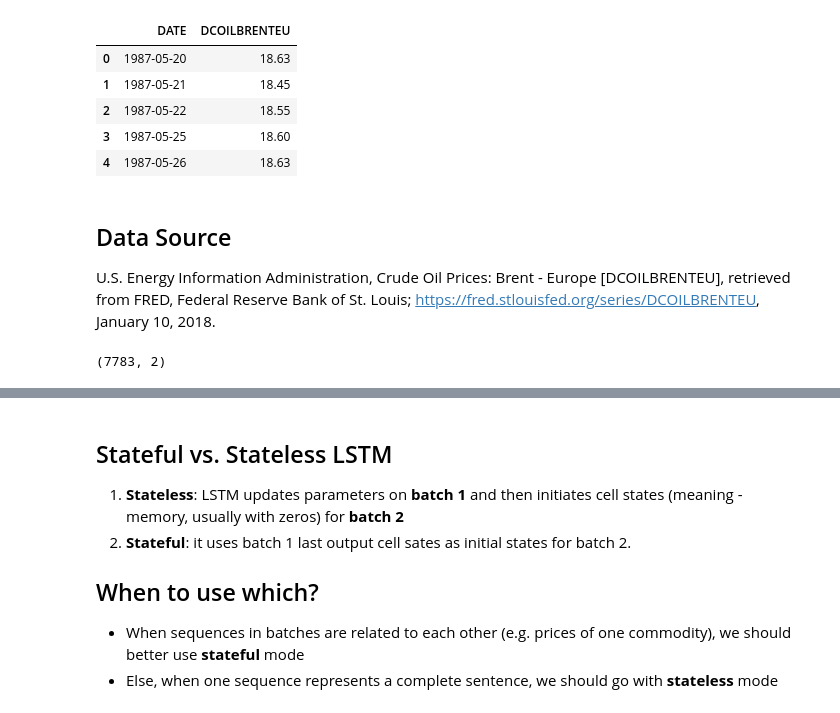
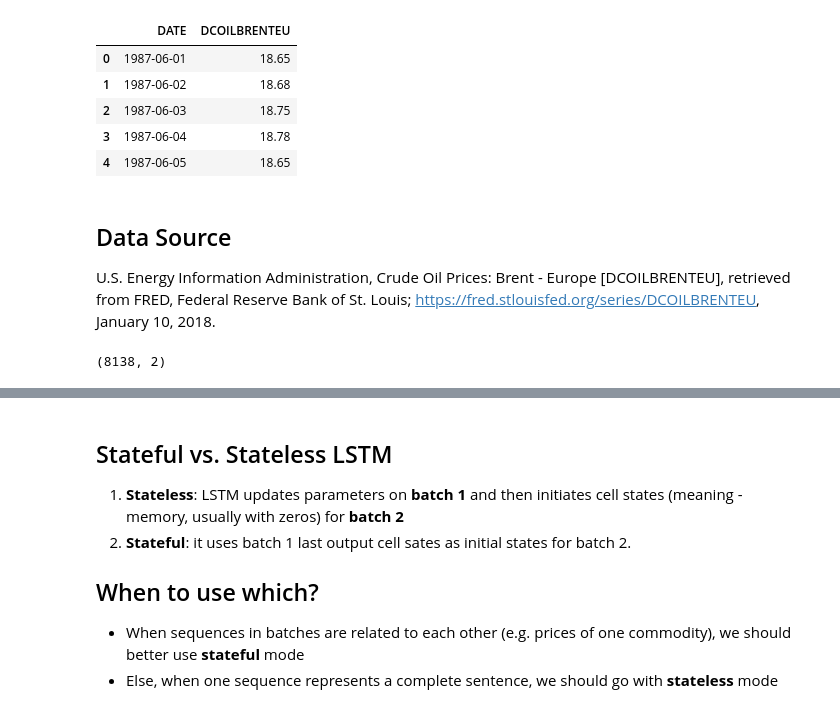
Before and after one commit to sahand68/oil-price-prediction-lstm, a Jupyter notebook: lstm_crude_oil_price_prediction.ipynb, the cells around one changed output, grey strips where cells are left out. Cells and saved outputs as stored; diff of their text form; code cells hidden in the pictures.

```diff
--- a/lstm_crude_oil_price_prediction.ipynb
+++ b/lstm_crude_oil_price_prediction.ipynb
@@ -1,43 +1,23 @@
-# %%
-
-from io import StringIO
-import requests
-import json
-import pandas as pd
-
-# @hidden_cell
-# This function accesses a file in your Object Storage. The definition contains your credentials.
-# You might want to remove those credentials before you share your notebook.
-def get_object_storage_file_with_credentials_d3bd5b94a9334de59a55a7fed2bedeaa(container, filename):
-    """This functions returns a StringIO object containing
-    the file content from Bluemix Object Storage."""
-
-    url1 = ''.join(['https://identity.open.softlayer.com', '/v3/auth/tokens'])
-    data = {'auth': {'identity': {'methods': ['password'],
-            'password': {'user': {'name': 'member_adcb54bd899a7e39e31582bccad1577f68f1992f','domain': {'id': '4619da2fa8524beda11c89d2d1969c5b'},
-            'password': 'P*/m8,!#7s6H9poz'}}}}}
-    headers1 = {'Content-Type': 'application/json'}
-    resp1 = requests.post(url=url1, data=json.dumps(data), headers=headers1)
-    resp1_body = resp1.json()
-    for e1 in resp1_body['token']['catalog']:
-        if(e1['type']=='object-store'):
-            for e2 in e1['endpoints']:
-                        if(e2['interface']=='public'and e2['region']=='dallas'):
-                            url2 = ''.join([e2['url'],'/', container, '/', filename])
-    s_subject_token = resp1.headers['x-subject-token']
-    headers2 = {'X-Auth-Token': s_subject_token, 'accept': 'application/json'}
-    resp2 = requests.get(url=url2, headers=headers2)
-    return StringIO(resp2.text)
-
-df_data_1 = pd.read_csv(get_object_storage_file_with_credentials_d3bd5b94a9334de59a55a7fed2bedeaa('courseraai', 'DCOILBRENTEU.csv'))
-df_data_1.head()
-# %% [output]
-|  | DATE | DCOILBRENTEU |
-| 0 | 1987-05-20 | 18.63 |
-| 1 | 1987-05-21 | 18.45 |
-| 2 | 1987-05-22 | 18.55 |
-| 3 | 1987-05-25 | 18.60 |
-| 4 | 1987-05-26 | 18.63 |
+# %%
+
+from io import StringIO
+import requests
+import json
+import pandas as pd
+
+# @hidden_cell
+# This function accesses a file in your Object Storage. The definition contains your credentials.
+# You might want to remove those credentials before you share your notebook.
+#data set is provided by "https://fred.stlouisfed.org/series/DCOILBRENTEU"
+df_data_1 = pd.read_csv('DCOILBRENTEU.csv')
+df_data_1.head()
+# %% [output]
+|  | DATE | DCOILBRENTEU |
+| 0 | 1987-06-01 | 18.65 |
+| 1 | 1987-06-02 | 18.68 |
+| 2 | 1987-06-03 | 18.75 |
+| 3 | 1987-06-04 | 18.78 |
+| 4 | 1987-06-05 | 18.65 |
 # %% [markdown]
 Data Source
 -----------
@@ -46,7 +26,7 @@ U.S. Energy Information Administration, Crude Oil Prices: Brent - Europe [DCOILB
 df_data_1 = df_data_1[df_data_1.DCOILBRENTEU != "."]
 print(df_data_1.shape)
 # %% [output]
-(7783, 2)
+(8138, 2)
 # %%
 import matplotlib.pyplot as plt
 df_data_1_plot = df_data_1.iloc[:,1:2].values.astype(float)
```
Also changed, not shown: parts of 29 cells of this notebook, 3 other files.
